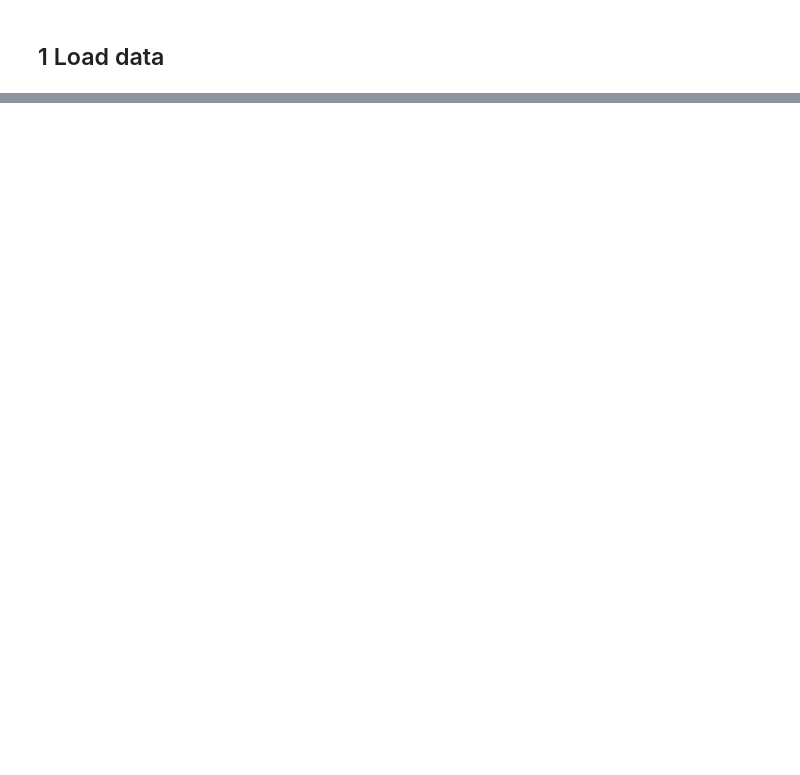
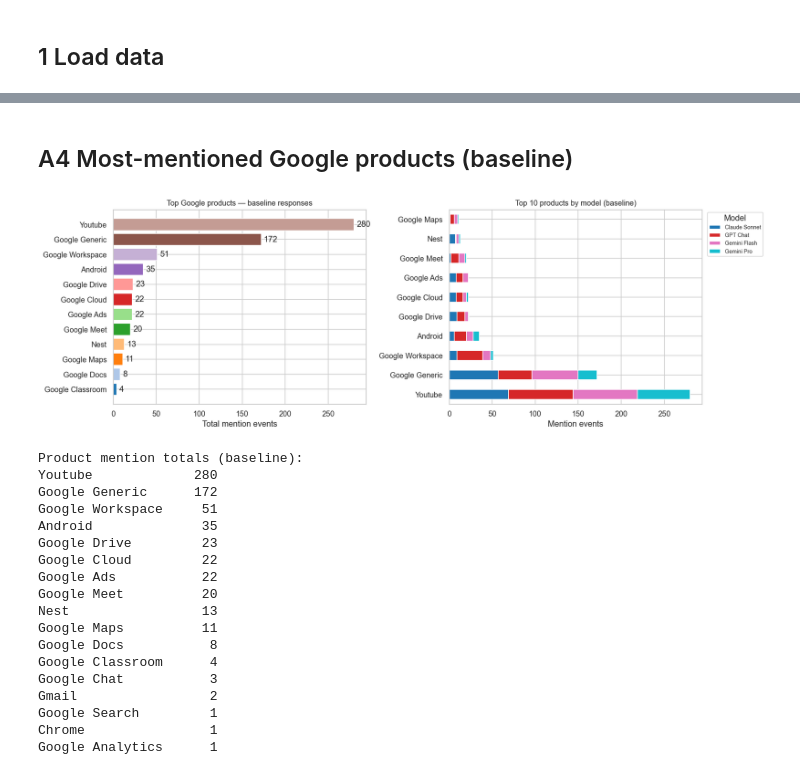
Before and after one commit to cococokoko/longitudinal-llm-study, a Jupyter notebook: google_mentions_analysis.ipynb, the cells around one changed output, grey strips where cells are left out. Saved outputs shown, nothing was run; the diff lists cells and outputs as text; code cells hidden in the pictures; blank space fills up the shorter version.

Commit message:
Product placements scan

```diff
--- a/google_mentions_analysis.ipynb
+++ b/google_mentions_analysis.ipynb
@@ -455,0 +123,17 @@ Topics in the **productivity, content creation, digital marketing, and learning*
+# %%
+def count_mentions(text, pattern):
+    return len(pattern.findall(text)) if isinstance(text, str) else 0
+
+for frame in [df_all, df_baseline]:
+    frame["google_mentions"] = frame["response_text"].apply(lambda t: count_mentions(t, ALL_PATTERN))
+    for product, pattern in COMPILED.items():
+        col = "mentions_" + re.sub(r"[^a-z0-9]+", "_", product.lower()).strip("_")
+        frame[col] = frame["response_text"].apply(lambda t: count_mentions(t, pattern))
+
+product_cols = [c for c in df_baseline.columns if c.startswith("mentions_")]
+
+bm = df_baseline["google_mentions"]
+print("=== BASELINE ONLY ===")
+print(f"Responses           : {len(df_baseline):,}")
+print(f"With >=1 mention   : {(bm > 0).sum():,}  ({100*(bm > 0).mean():.1f}%)")
+print(f"Total mention events: {bm.sum():,}")
@@ -455,0 +268,58 @@ Topics in the **productivity, content creation, digital marketing, and learning*
+# %% [markdown]
+## A4  Most-mentioned Google products (baseline)
+# %%
+product_totals = (
+    df_baseline[product_cols].sum()
+    .rename(index=lambda c: c.replace("mentions_", "").replace("_", " ").title())
+    .sort_values(ascending=False)
+)
+product_by_model = (
+    df_baseline.groupby("model")[product_cols].sum()
+    .rename(columns=lambda c: c.replace("mentions_", "").replace("_", " ").title())
+    .T.loc[product_totals[product_totals > 0].index]
+)
+
+active = product_totals[product_totals > 0]
+top_products = active.head(12)
+
+fig, axes = plt.subplots(1, 2, figsize=(15, 5))
+
+ax = axes[0]
+bars = ax.barh(top_products.index[::-1], top_products.values[::-1],
+               color=sns.color_palette("tab20", len(top_products)))
+ax.bar_label(bars, fmt="%d", padding=4)
+ax.set_title("Top Google products — baseline responses", fontsize=11)
+ax.set_xlabel("Total mention events")
+
+ax = axes[1]
+product_by_model.loc[top_products.index[:10]].plot(kind="barh", stacked=True, ax=ax, colormap="tab10")
+ax.set_title("Top 10 products by model (baseline)", fontsize=11)
+ax.set_xlabel("Mention events")
+ax.legend(title="Model", bbox_to_anchor=(1.01, 1), loc="upper left", fontsize=8)
+
+plt.tight_layout()
+plt.savefig("results/google_baseline_products.png", bbox_inches="tight")
+plt.show()
+
+print("\nProduct mention totals (baseline):")
+print(active.to_string())
+# %% [output]
+[figure, added]
+Product mention totals (baseline):
+Youtube             280
+Google Generic      172
+Google Workspace     51
+Android              35
+Google Drive         23
+Google Cloud         22
+Google Ads           22
+Google Meet          20
+Nest                 13
+Google Maps          11
+Google Docs           8
+Google Classroom      4
+Google Chat           3
+Gmail                 2
+Google Search         1
+Chrome                1
+Google Analytics      1
```
Also changed, not shown: parts of 54 cells of this notebook, 9 other files.
